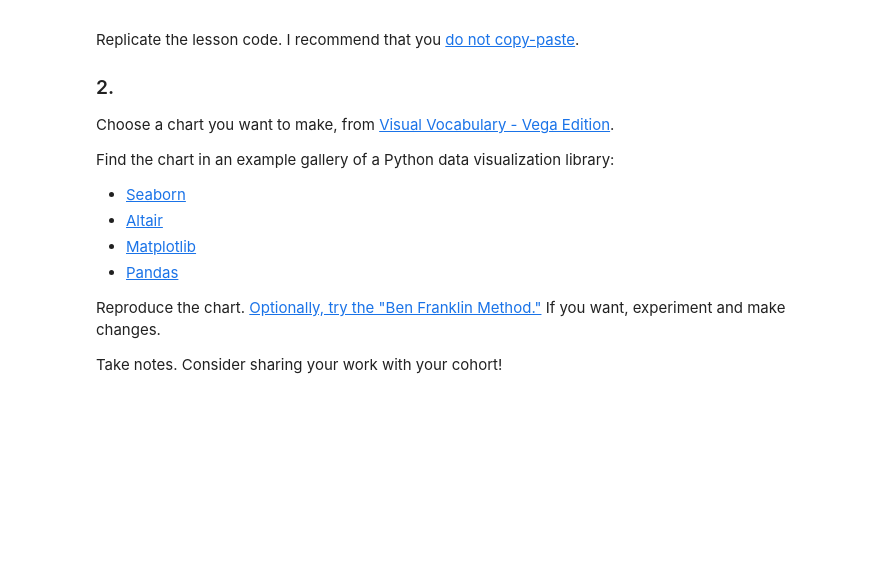
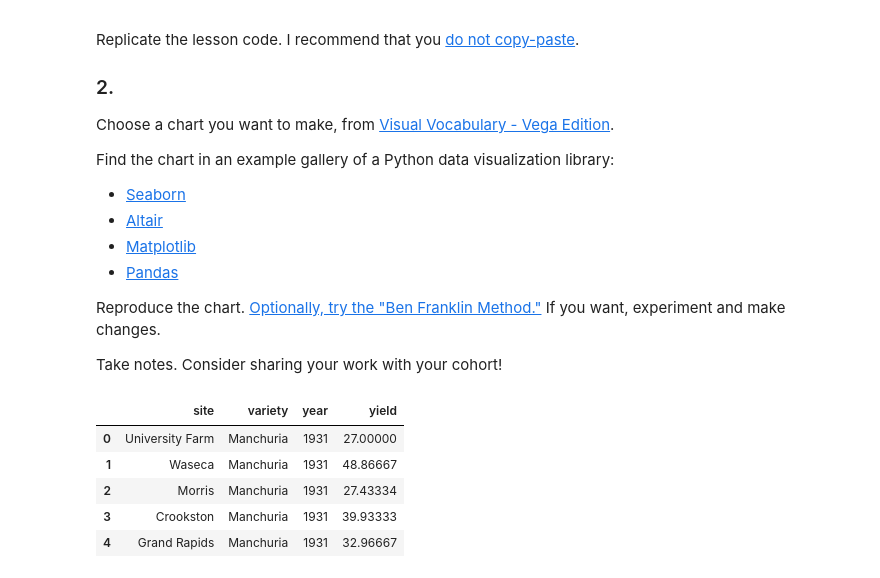
Before and after one commit to damerei/DS-Unit-1-Sprint-3-Data-Storytelling, a Jupyter notebook: LS_DS3_222_Choose_appropriate_visualizations.ipynb, the cells around one changed output. Saved outputs shown, nothing was run; the diff lists cells and outputs as text; code cells hidden in the pictures; blank space fills up the shorter version.

```diff
--- a/LS_DS3_222_Choose_appropriate_visualizations.ipynb
+++ b/LS_DS3_222_Choose_appropriate_visualizations.ipynb
@@ -510,3 +512,17 @@ Find the chart in an example gallery of a Python data visualization library:
 Reproduce the chart. [Optionally, try the "Ben Franklin Method."](https://docs.google.com/document/d/1ubOw9B3Hfip27hF2ZFnW3a3z9xAgrUDRReOEo-FHCVs/edit) If you want, experiment and make changes.
 
 Take notes. Consider sharing your work with your cohort!
+# %%
+import altair as alt
+from vega_datasets import data
+
+source = data.barley()
+
+source.head()
+# %% [output]
+|  | site | variety | year | yield |
+| 0 | University Farm | Manchuria | 1931 | 27.00000 |
+| 1 | Waseca | Manchuria | 1931 | 48.86667 |
+| 2 | Morris | Manchuria | 1931 | 27.43334 |
+| 3 | Crookston | Manchuria | 1931 | 39.93333 |
+| 4 | Grand Rapids | Manchuria | 1931 | 32.96667 |
```
Also changed, not shown: parts of 3 cells of this notebook.
